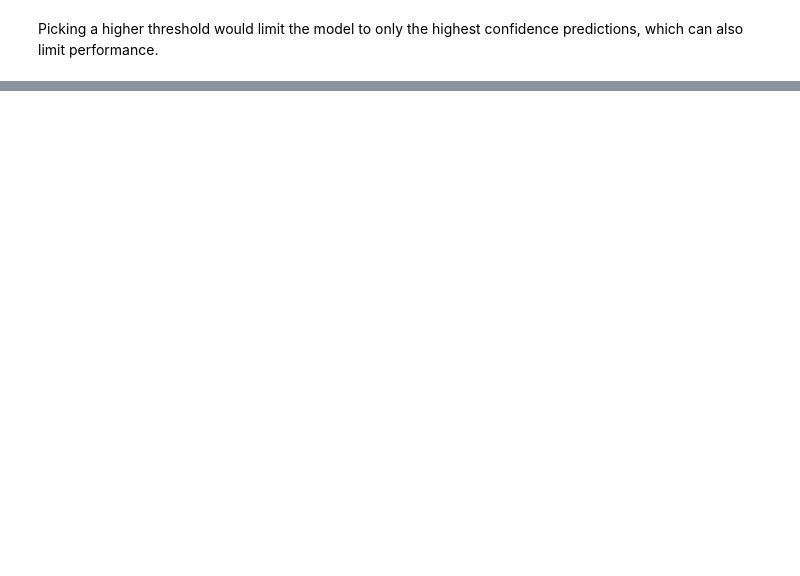
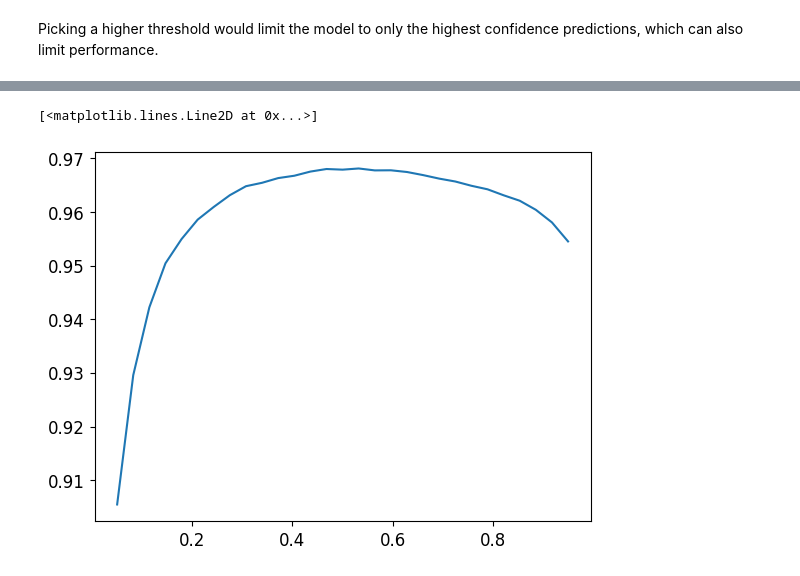
Before and after one commit to CodeWithOz/fastai-deep-learn-coders, a Jupyter notebook: ch-06-multicat.ipynb, the cells around one changed output, grey strips where cells are left out. Saved outputs shown, nothing was run; the diff lists cells and outputs as text; code cells hidden in the pictures; blank space fills up the shorter version.

Commit message:
Kaggle Notebook | ch_06_multicat | Version 4

```diff
--- a/ch-06-multicat.ipynb
+++ b/ch-06-multicat.ipynb
@@ -397,5 +411,5 @@ learn.validate()
 # %% [markdown]
 Picking a higher threshold would limit the model to only the highest confidence predictions, which can also limit performance.
 # %%
-learn.metrics = partial(accuracy_multi(thresh=0.99))
+learn.metrics = partial(accuracy_multi, thresh=0.99)
 learn.validate()
@@ -401,0 +423,3 @@ learn.validate()
+# %%
+preds, targ = learn.get_preds()
+preds.shape, targ.shape
@@ -401,0 +429,3 @@ learn.validate()
+# %%
+t_vals = torch.linspace(0.05, 0.95, 29)
+t_vals
@@ -401,0 +435,3 @@ learn.validate()
+# %%
+acc_vals = [accuracy_multi(preds, targ, thresh=t, sigmoid=False) for t in t_vals]
+acc_vals
@@ -401,0 +456,5 @@ learn.validate()
+# %%
+plt.plot(t_vals, acc_vals)
+# %% [output]
+[<matplotlib.lines.Line2D at 0x...>]
+[figure, added]
```
Also changed, not shown: parts of 11 cells of this notebook.
